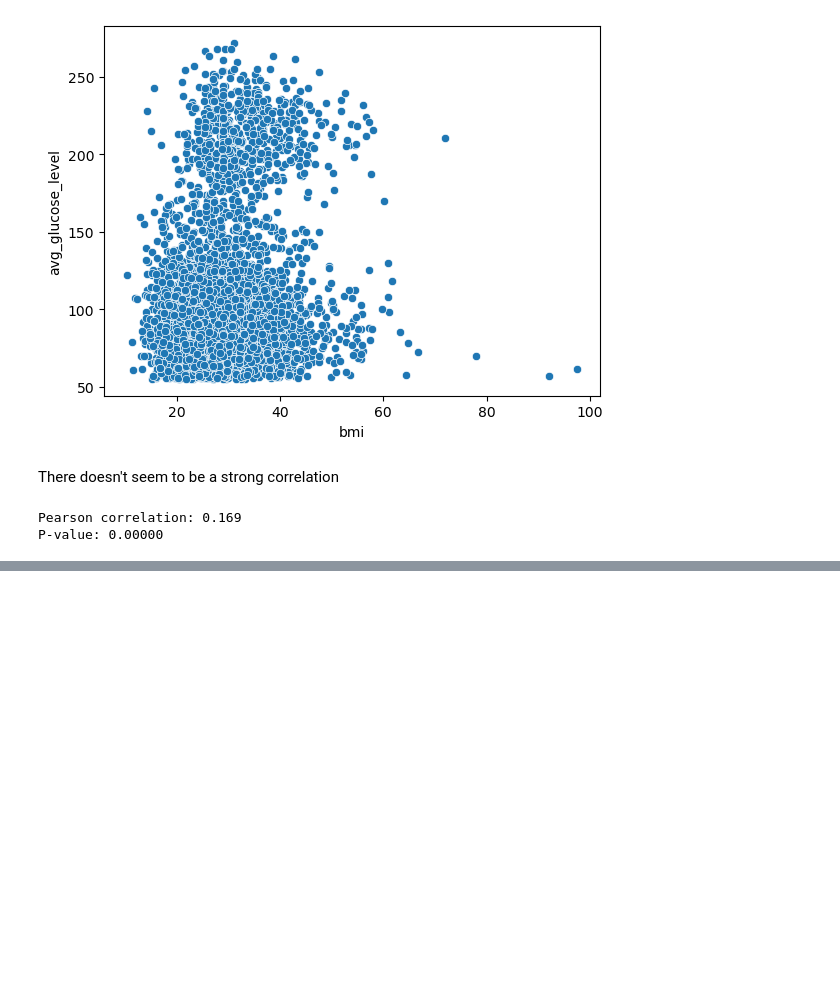
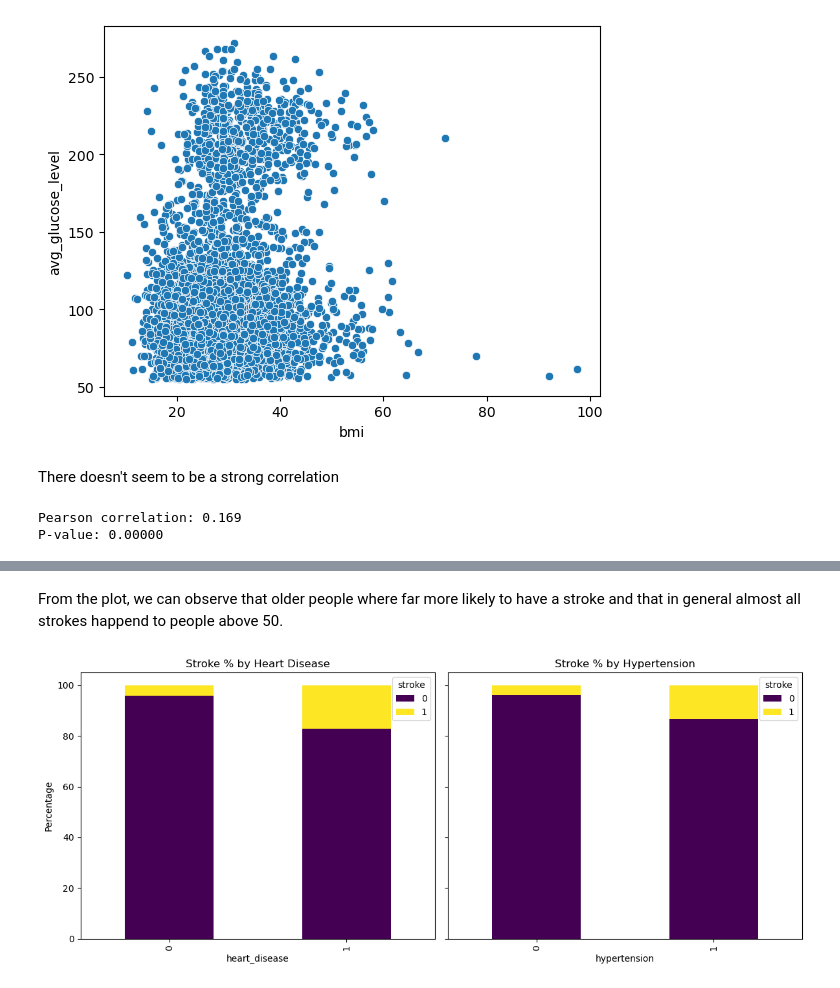
Before and after one commit to AntekBall/DataMiningProjekt, a Jupyter notebook: Preprocessing_and_EDA.ipynb, the cells around one changed output, grey strips where cells are left out. Drawn from its saved outputs; the diff is of its cells as text; code cells hidden in the pictures; blank space fills up the shorter version.

```diff
--- a/Preprocessing_and_EDA.ipynb
+++ b/Preprocessing_and_EDA.ipynb
@@ -201,0 +262,19 @@ plt.show()
+# %% [markdown]
+From the plot, we can observe that older people where far more likely to have a stroke and that in general almost all strokes happend to people above 50.
+# %%
+stroke_pct_hd = df.groupby('heart_disease')['stroke'].value_counts(normalize=True).unstack() * 100
+stroke_pct_ht = df.groupby('hypertension')['stroke'].value_counts(normalize=True).unstack() * 100
+
+fig, axes = plt.subplots(1, 2, figsize=(12, 5), sharey=True)
+
+stroke_pct_hd.plot(kind='bar', stacked=True, colormap='viridis', ax=axes[0])
+axes[0].set_title('Stroke % by Heart Disease')
+axes[0].set_ylabel('Percentage')
+
+stroke_pct_ht.plot(kind='bar', stacked=True, colormap='viridis', ax=axes[1])
+axes[1].set_title('Stroke % by Hypertension')
+
+plt.tight_layout()
+plt.show()
+# %% [output]
+[figure, added]
```
Also changed, not shown: parts of 23 cells of this notebook, 1 other file.
